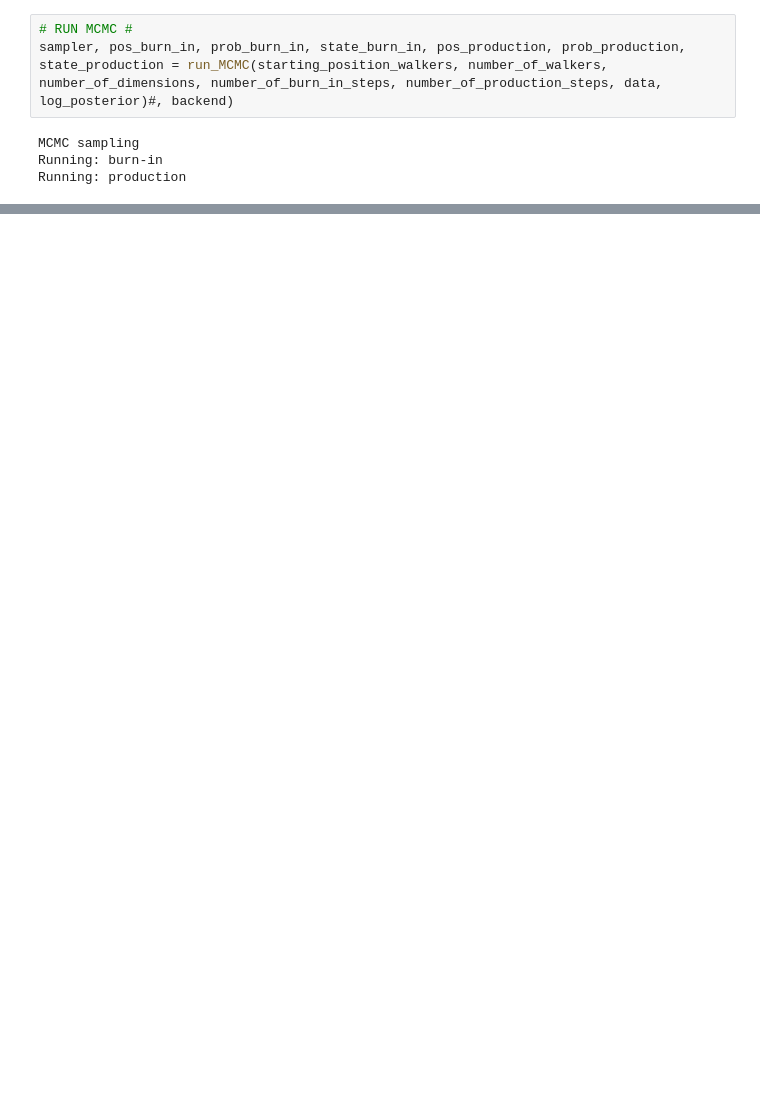
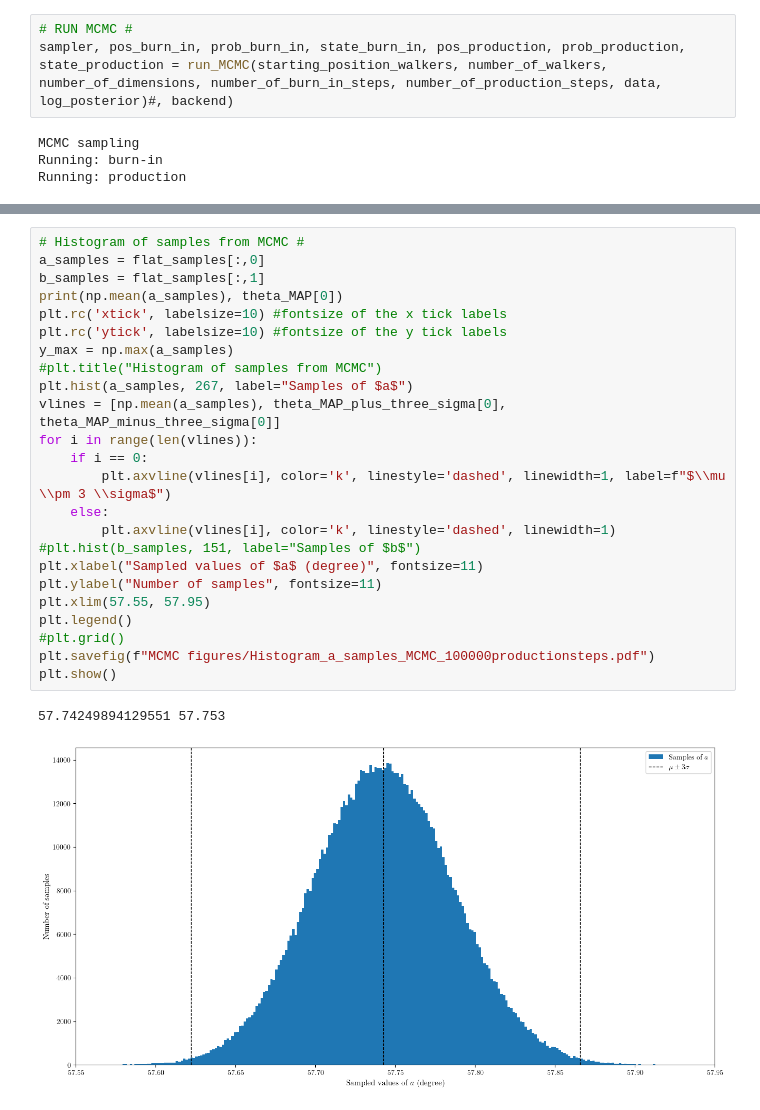
Before and after one commit to GottfridOlsson/Latitude-Measurements, a Jupyter notebook: bayesian_analysis.ipynb, the cells around one changed output, grey strips where cells are left out. Cells and saved outputs as stored; diff of their text form; blank space fills up the shorter version.

```diff
--- a/bayesian_analysis.ipynb
+++ b/bayesian_analysis.ipynb
@@ -235,0 +259,27 @@ theta[3]: 15.051 (+0.957, -0.986) (+1.623, -1.664)
+# %%
+# Histogram of samples from MCMC #
+a_samples = flat_samples[:,0]
+b_samples = flat_samples[:,1]
+print(np.mean(a_samples), theta_MAP[0])
+plt.rc('xtick', labelsize=10) #fontsize of the x tick labels
+plt.rc('ytick', labelsize=10) #fontsize of the y tick labels
+y_max = np.max(a_samples)
+#plt.title("Histogram of samples from MCMC")
+plt.hist(a_samples, 267, label="Samples of $a$")
+vlines = [np.mean(a_samples), theta_MAP_plus_three_sigma[0], theta_MAP_minus_three_sigma[0]]
+for i in range(len(vlines)):
+    if i == 0:
+        plt.axvline(vlines[i], color='k', linestyle='dashed', linewidth=1, label=f"$\\mu \\pm 3 \\sigma$")
+    else:
+        plt.axvline(vlines[i], color='k', linestyle='dashed', linewidth=1)
+#plt.hist(b_samples, 151, label="Samples of $b$")
+plt.xlabel("Sampled values of $a$ (degree)", fontsize=11)
+plt.ylabel("Number of samples", fontsize=11)
+plt.xlim(57.55, 57.95)
+plt.legend()
+#plt.grid()
+plt.savefig(f"MCMC figures/Histogram_a_samples_MCMC_100000productionsteps.pdf")
+plt.show()
+# %% [output]
+57.74249894129551 57.753
+[figure, added]
```
Also changed, not shown: parts of 7 cells of this notebook, 22 other files.
